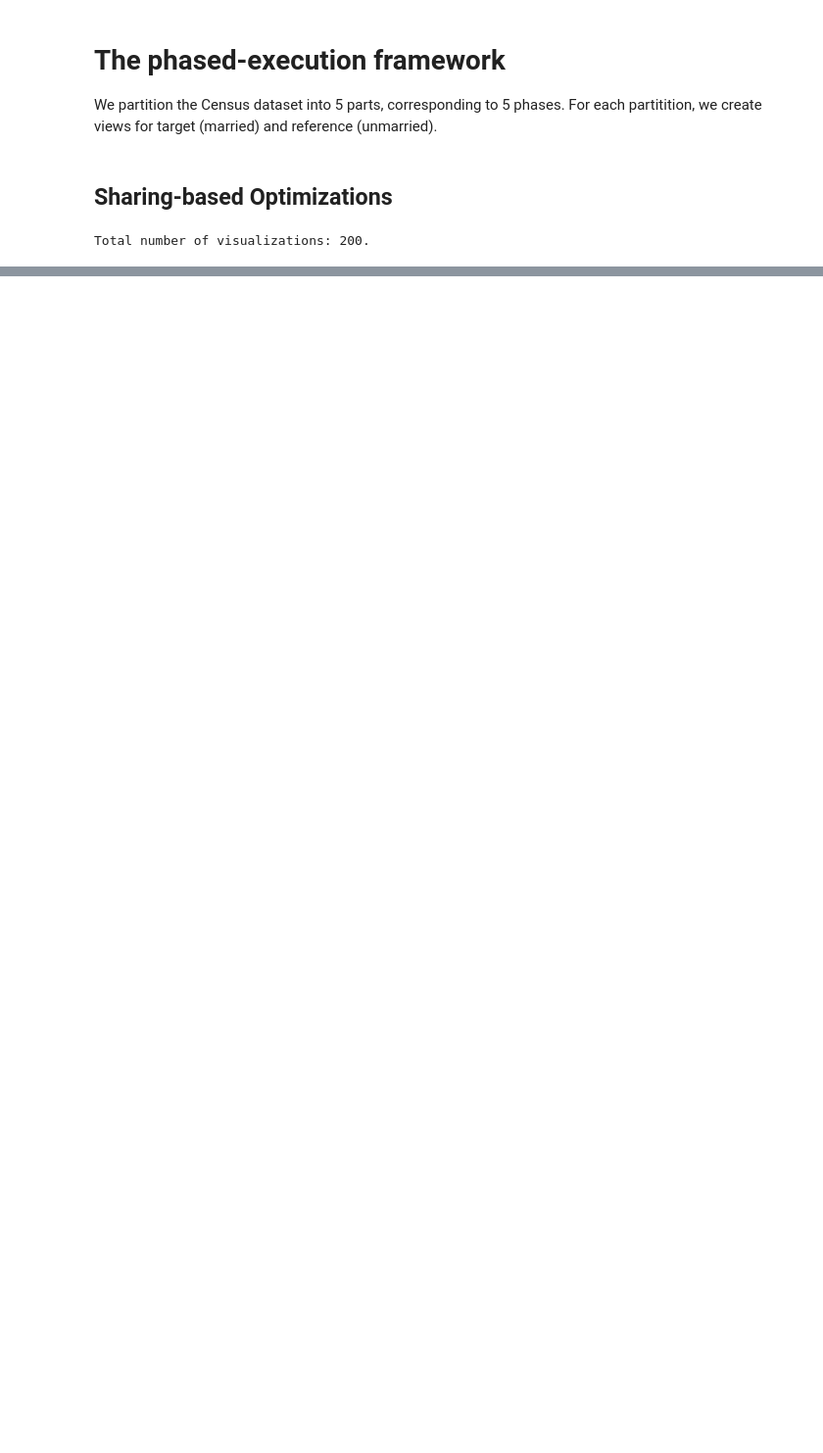
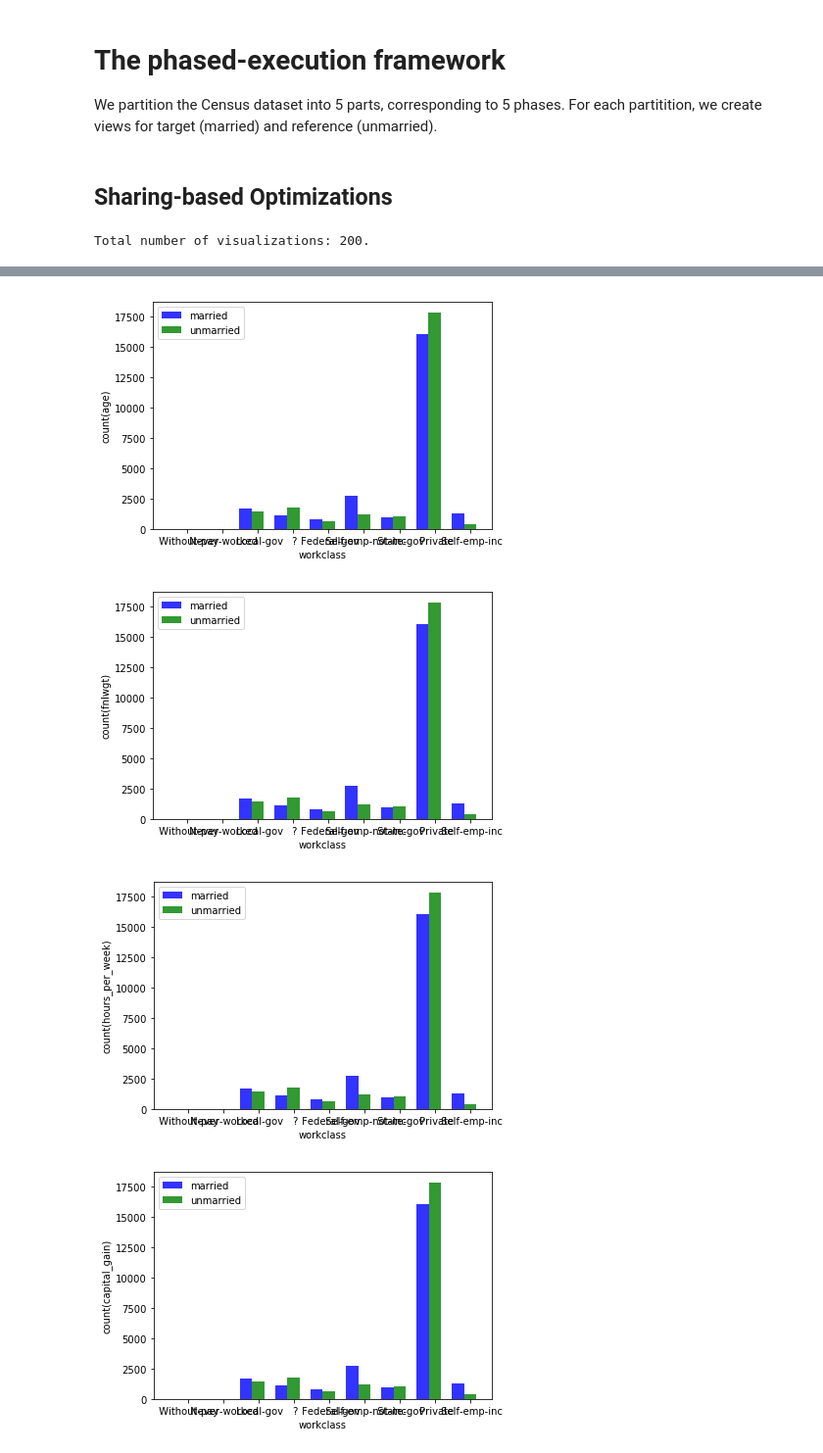
Before and after one commit to snknitin/-SeeDB, a Jupyter notebook: Code/SeeDB Experiments.ipynb, the cells around one changed output, grey strips where cells are left out. Shown: that part at 98% size. Saved outputs shown, nothing was run; the diff lists cells and outputs as text; code cells hidden in the pictures; blank space fills up the shorter version.

Commit message:
Add interval-based pruning

```diff
--- a/Code/SeeDB Experiments.ipynb
+++ b/Code/SeeDB Experiments.ipynb
@@ -189,0 +212,40 @@ ref = ref_df.loc[ref_df[a].notnull(), ['v{}'.format(i)]]
+# %%
+K = 5
+
+view_scores = {k: [] for k, v in views.items()}
+current_views = {k: v for k, v in views.items()}
+
+delta = 0.05
+split_sizes = [10000, 20000, 30000, 40000, 48842]
+
+for i in range(n_phases):
+    m, N = split_sizes[i], split_sizes[-1]
+    eps = np.sqrt((0.5/m)*(1-((m-1)/N))*(2*np.log(np.log(m))+np.log((np.pi**2)/(3*delta))))
+
+    tables = ['s{}_married'.format(i+1), 's{}_unmarried'.format(i+1)]
+    data, cols = sharing_based_query(views, tables)
+
+    tgt_df = pd.DataFrame(data[0], columns=cols)
+    ref_df = pd.DataFrame(data[1], columns=cols)
+
+    for vid, (f, m, a) in current_views.items():
+        tgt = tgt_df.loc[tgt_df[a].notnull(), ['v{}'.format(vid)]]
+        ref = ref_df.loc[ref_df[a].notnull(), ['v{}'.format(vid)]]
+
+        score = kl_divergence(tgt, ref, distribution2type[f])
+        view_scores[vid].append(score)
+
+    current_view_scores = [(k, v) for k, v in view_scores.items() if k in current_views]
+    views_ranking = sorted(current_view_scores, key=lambda x: np.mean(x[1]), reverse=True)
+    top_k_smallest_lower_bound = np.mean(views_ranking[K][1]) - eps
+
+    for k, v in view_scores.items():
+        if k in current_views and np.mean(v) + eps < top_k_smallest_lower_bound:
+            del current_views[k]
+
+top_k_views([r[0] for r in views_ranking], K)
+# %% [output]
+[figure, added]
+[figure, added]
+[figure, added]
+[figure, added]
```
Also changed, not shown: parts of 11 cells of this notebook, 10 other files.
